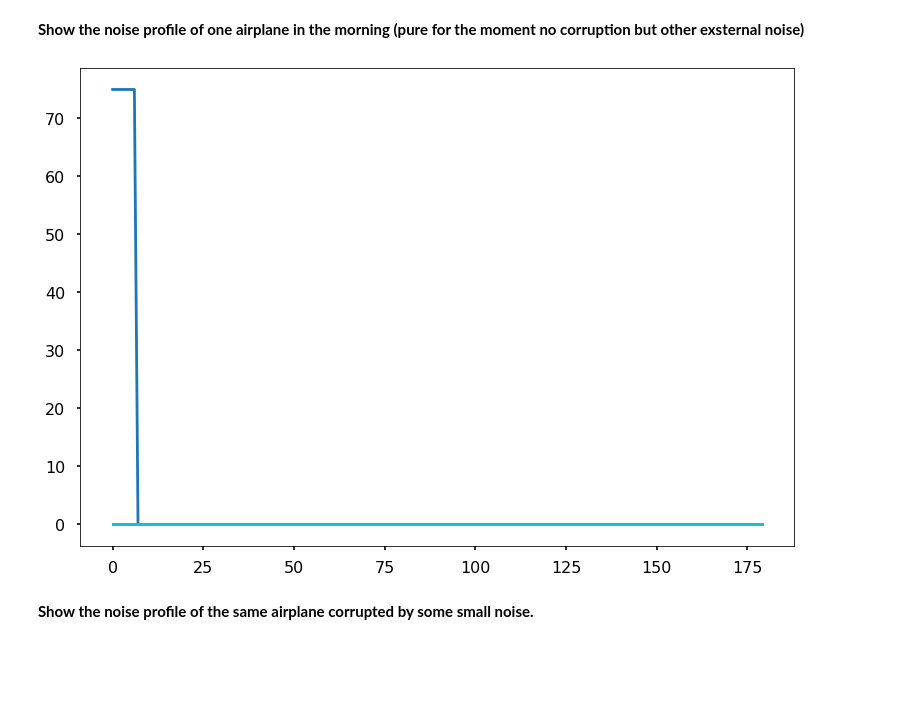
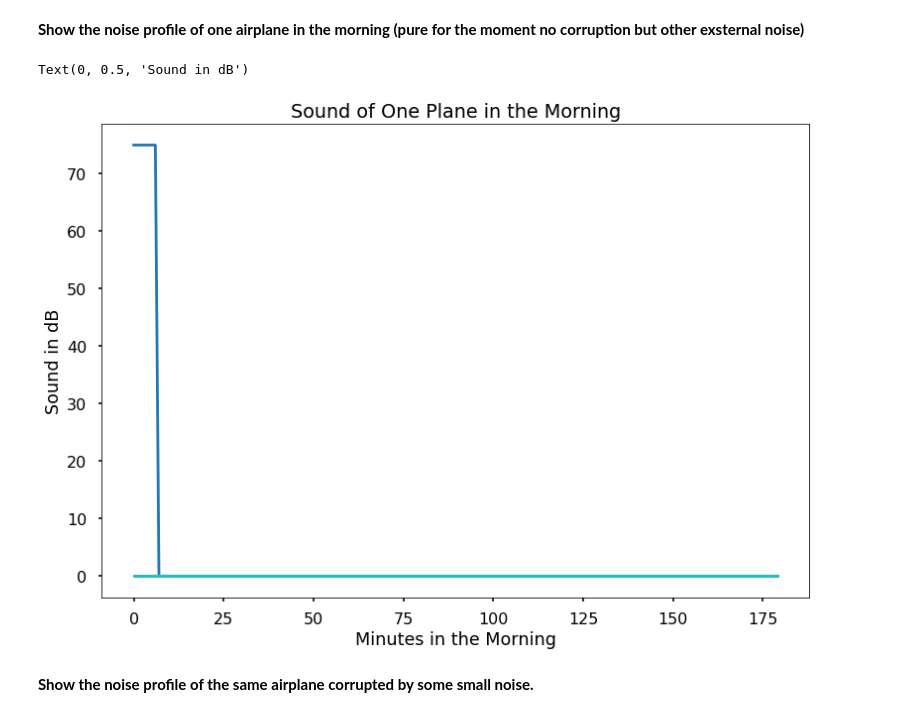
Before and after one commit to kzapalac/PythonTutorials, a Jupyter notebook: tutorial_ex_10/tutorial010Exercise.ipynb, the cells around one changed output. Drawn from its saved outputs; the diff is of its cells as text; code cells hidden in the pictures; blank space fills up the shorter version.

```diff
--- a/tutorial_ex_10/tutorial010Exercise.ipynb
+++ b/tutorial_ex_10/tutorial010Exercise.ipynb
@@ -48,8 +48,12 @@ m_plane_db = np.zeros((m_min, m_planes))
 # %%
 m_plane_db[0:7,0] = db
 plt.plot(m_plane_db);
+plt.title('Sound of One Plane in the Morning')
+plt.xlabel('Minutes in the Morning')
+plt.ylabel('Sound in dB')
 # %% [output]
+Text(0, 0.5, 'Sound in dB')
-[figure, old version]
+[figure, new version]
 # %% [markdown]
 **Show the noise profile of the same airplane corrupted by some small noise.**
 # %%
```
Also changed, not shown: parts of 3 cells of this notebook.
